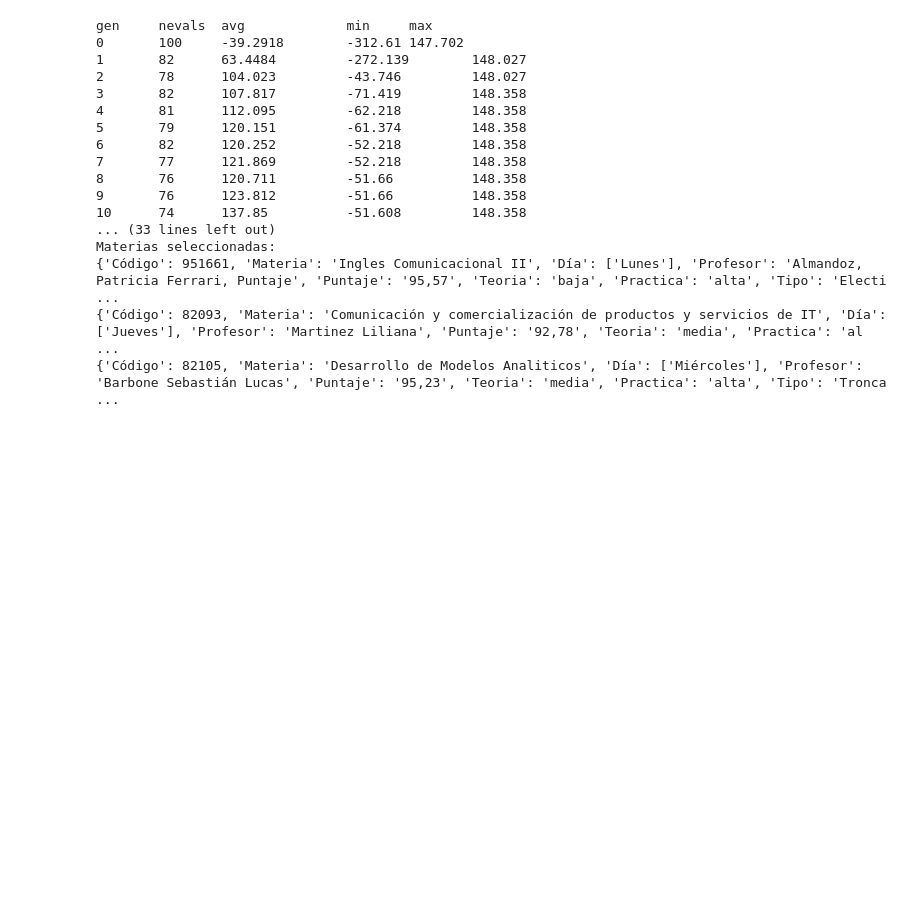
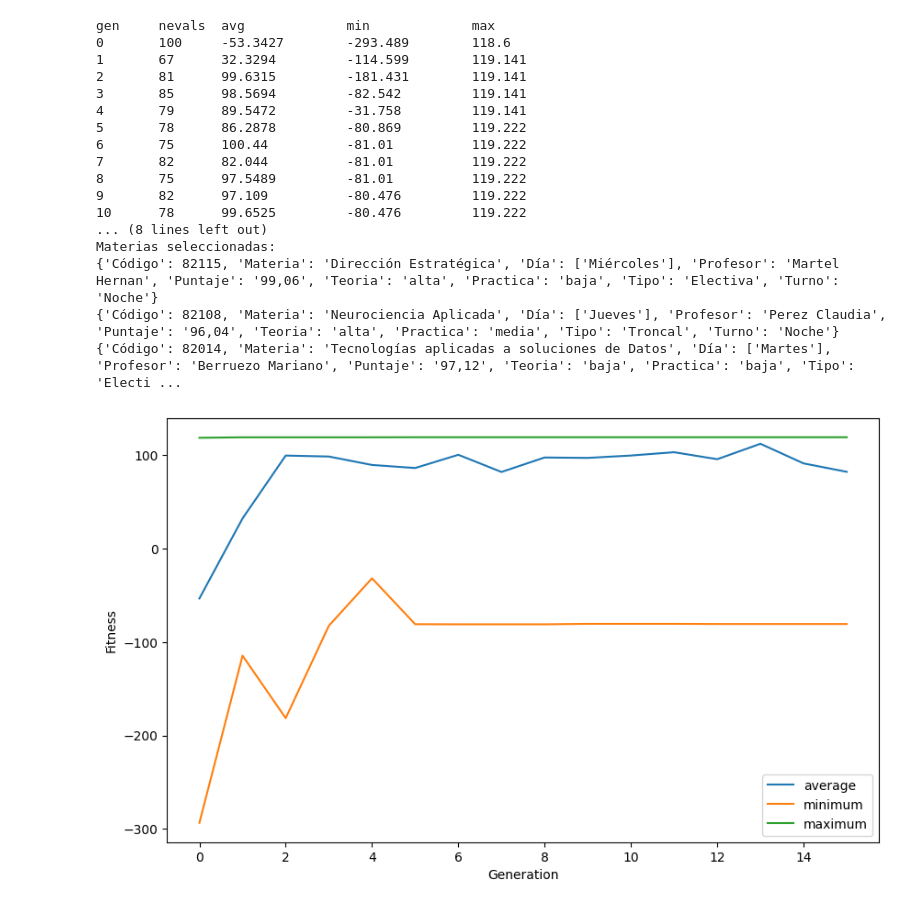
Before and after one commit to peyk0v/IA---Genetic-Algorithm, a Jupyter notebook: TP2.ipynb, the cells around one changed output. Saved outputs shown, nothing was run; the diff lists cells and outputs as text; code cells hidden in the pictures; blank space fills up the shorter version.

```diff
--- a/TP2.ipynb
+++ b/TP2.ipynb
@@ -3,6 +3,8 @@ from deap import base, creator, tools, algorithms
 import numpy
 import pandas as pd
 import random
+
+import matplotlib.pyplot as plt
 
 # Carga los datos del JSON
 data = pd.read_json('test.json')
@@ -16,8 +18,8 @@ toolbox.register("attr_materia", random.choice, data['Código'].tolist())
 toolbox.register("individual", tools.initRepeat, creator.Individual, toolbox.attr_materia, n=3)
 toolbox.register("population", tools.initRepeat, list, toolbox.individual)
 
-dias_libres = ["Lunes", "Miércoles", "Jueves", "Viernes"]
-preferencia_carga = "Practica"
+dias_libres = ["Martes", "Miércoles", "Jueves", "Viernes"]
+preferencia_carga = "Teoria"
 
 # Define la función de aptitud
 def evaluar(individual):
@@ -139,47 +141,63 @@ def cxTwoPoint(ind1, ind2):
 toolbox.register("mate", tools.cxTwoPoint)
 # toolbox.register("mutate", tools.mutUniformInt, low=0, up=len(data)-1, indpb=0.1)
 toolbox.register("mutate", mutUnique, indpb=0.1)
 # toolbox.register("mate", cxUnique)
 
 toolbox.register("select", tools.selTournament, tournsize=3)
 
 def main():
     pop = toolbox.population(n=100)
     hof = tools.HallOfFame(1)
     stats = tools.Statistics(lambda ind: ind.fitness.values)
     stats.register("avg", numpy.mean)
     stats.register("min", numpy.min)
     stats.register("max", numpy.max)
 
-    pop, log = algorithms.eaSimple(pop, toolbox, cxpb=0.7, mutpb=0.3, ngen=40, stats=stats, halloffame=hof, verbose=True)
+    pop, log = algorithms.eaSimple(pop, toolbox, cxpb=0.7, mutpb=0.3, ngen=15, stats=stats, halloffame=hof, verbose=True)
 
     return pop, log, hof
 
 if __name__ == "__main__":
     pop, log, hof = main()
     best_ind = hof[0]
     print("Best individual is %s, %s" % (best_ind, best_ind.fitness.values))
     print("About to call get_materias()")
     materias = get_materias(best_ind)
     print("Finished calling get_materias()")
     print("Materias seleccionadas:")
     for materia in materias:
         print(materia)
+
+    # Plotting the performance
+    gen = log.select("gen")
+    avg = log.select("avg")
+    min_ = log.select("min")
+    max_ = log.select("max")
+
+    plt.figure(figsize=(10, 6))
+    plt.plot(gen, avg, label="average")
+    plt.plot(gen, min_, label="minimum")
+    plt.plot(gen, max_, label="maximum")
+    plt.xlabel("Generation")
+    plt.ylabel("Fitness")
+    plt.legend(loc="lower right")
+    plt.show()
 # %% [output]
-gen     nevals  avg             min     max
-0       100     -39.2918        -312.61 147.702
-1       82      63.4484         -272.139        148.027
-2       78      104.023         -43.746         148.027
-3       82      107.817         -71.419         148.358
-4       81      112.095         -62.218         148.358
-5       79      120.151         -61.374         148.358
-6       82      120.252         -52.218         148.358
-7       77      121.869         -52.218         148.358
-8       76      120.711         -51.66          148.358
-9       76      123.812         -51.66          148.358
-10      74      137.85          -51.608         148.358
-... (33 lines left out)
+gen     nevals  avg             min             max
+0       100     -53.3427        -293.489        118.6
+1       67      32.3294         -114.599        119.141
+2       81      99.6315         -181.431        119.141
+3       85      98.5694         -82.542         119.141
+4       79      89.5472         -31.758         119.141
+5       78      86.2878         -80.869         119.222
+6       75      100.44          -81.01          119.222
+7       82      82.044          -81.01          119.222
+8       75      97.5489         -81.01          119.222
+9       82      97.109          -80.476         119.222
+10      78      99.6525         -80.476         119.222
+... (8 lines left out)
 Materias seleccionadas:
-{'Código': 951661, 'Materia': 'Ingles Comunicacional II', 'Día': ['Lunes'], 'Profesor': 'Almandoz, Patricia Ferrari, Puntaje', 'Puntaje': '95,57', 'Teoria': 'baja', 'Practica': 'alta', 'Tipo': 'Electi ...
-{'Código': 82093, 'Materia': 'Comunicación y comercialización de productos y servicios de IT', 'Día': ['Jueves'], 'Profesor': 'Martinez Liliana', 'Puntaje': '92,78', 'Teoria': 'media', 'Practica': 'al ...
-{'Código': 82105, 'Materia': 'Desarrollo de Modelos Analiticos', 'Día': ['Miércoles'], 'Profesor': 'Barbone Sebastián Lucas', 'Puntaje': '95,23', 'Teoria': 'media', 'Practica': 'alta', 'Tipo': 'Tronca ...
+{'Código': 82115, 'Materia': 'Dirección Estratégica', 'Día': ['Miércoles'], 'Profesor': 'Martel Hernan', 'Puntaje': '99,06', 'Teoria': 'alta', 'Practica': 'baja', 'Tipo': 'Electiva', 'Turno': 'Noche'}
+{'Código': 82108, 'Materia': 'Neurociencia Aplicada', 'Día': ['Jueves'], 'Profesor': 'Perez Claudia', 'Puntaje': '96,04', 'Teoria': 'alta', 'Practica': 'media', 'Tipo': 'Troncal', 'Turno': 'Noche'}
+{'Código': 82014, 'Materia': 'Tecnologías aplicadas a soluciones de Datos', 'Día': ['Martes'], 'Profesor': 'Berruezo Mariano', 'Puntaje': '97,12', 'Teoria': 'baja', 'Practica': 'baja', 'Tipo': 'Electi ...
+[figure, added]
```
